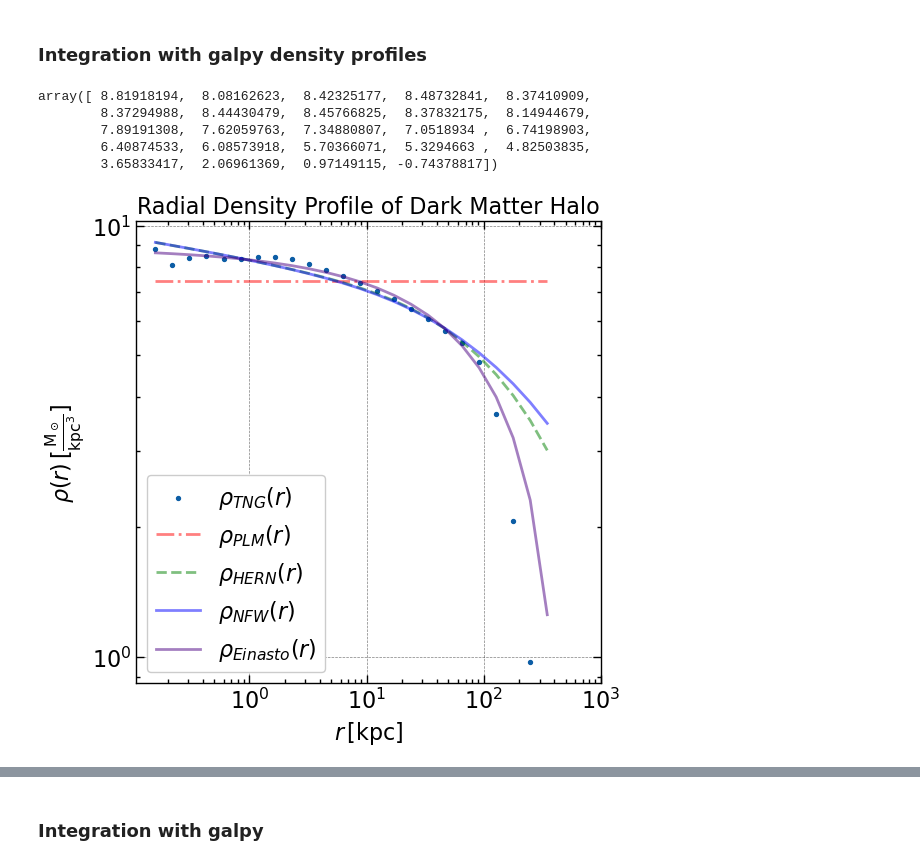
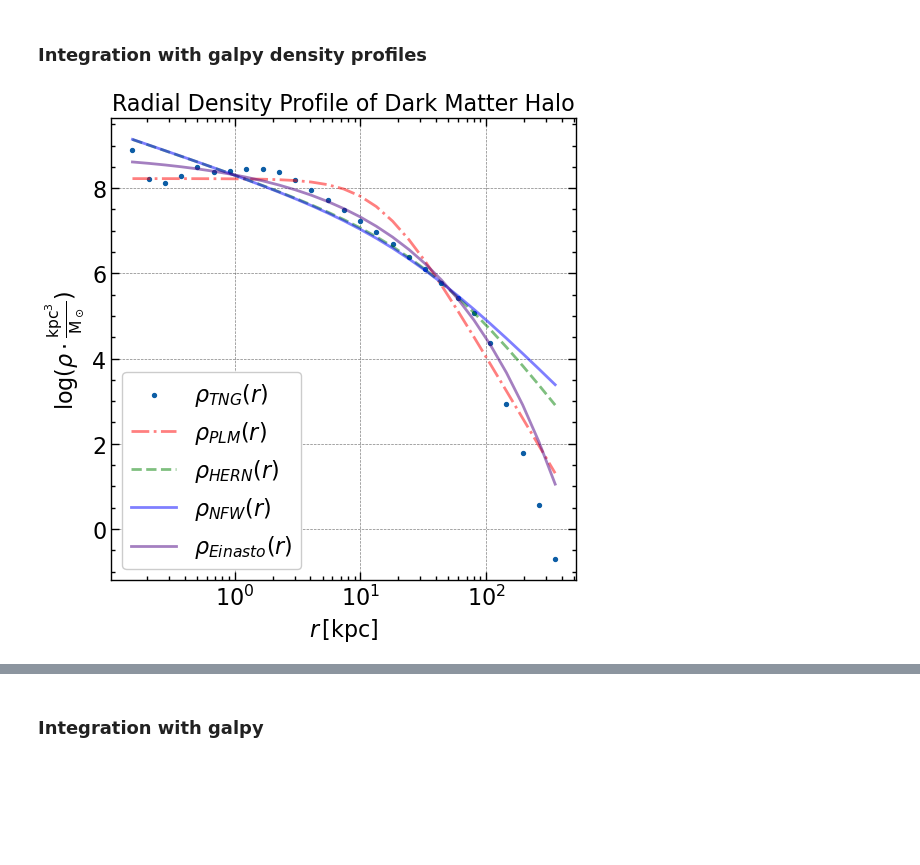
Before and after one commit to Jitskeverheecke/TANA_Project, a Jupyter notebook: project.ipynb, the cells around one changed output, grey strips where cells are left out. Drawn from its saved outputs; the diff is of its cells as text; code cells hidden in the pictures; blank space fills up the shorter version.

```diff
--- a/project.ipynb
+++ b/project.ipynb
@@ -9,6 +9,9 @@ from astropy import constants as c
 from astropy import units as u
 #import pandas as pd
 #import seaborn as sns
+# %%
+import scienceplots
+plt.style.use(['science', 'notebook', 'grid'])
 # %% [markdown]
 ### Data structure
 # %%
@@ -302,7 +319,7 @@ plt.show()
 # %% [markdown]
 Compute a histogram for different radii
 # %%
-n_bins = 25
+n_bins = 28
 bins = np.logspace(np.log10(r_min.value), np.log10(r_max.value), n_bins)
 
 r_j = 1/2* (bins[1:] + bins[:-1])*kpc
@@ -446,8 +462,0 @@ popt_Einasto, pcov_Einasto = curve_fit(rho_Einasto,r_j.value[:-4],np.log10(rho_j
-# %%
-np.log10(rho_j.value)
-# %% [output]
-array([ 8.81918194,  8.08162623,  8.42325177,  8.48732841,  8.37410909,
-        8.37294988,  8.44430479,  8.45766825,  8.37832175,  8.14944679,
-        7.89191308,  7.62059763,  7.34880807,  7.0518934 ,  6.74198903,
-        6.40874533,  6.08573918,  5.70366071,  5.3294663 ,  4.82503835,
-        3.65833417,  2.06961369,  0.97149115, -0.74378817])
@@ -466,23 +477,24 @@ rho_Einasto_j = rho_Einasto(r_j, b = popt_Einasto[0]*kpc, rho0 = popt_Einasto[1]
 # %%
 plt.close('all')
 plt.figure(figsize=(6,6))
-plt.loglog()
+#plt.loglog()
 plt.scatter(r_j.value, np.log10(rho_j.value), s=8, label=r'$\rho_{TNG}(r)$')
 plt.plot(r_j.value, rho_plummer_j, '-.', color='red', alpha=0.5, label=r'$\rho_{PLM}(r)$')
 plt.plot(r_j.value, rho_Hernquist_j, '--', color='green', alpha=0.5, label=r'$\rho_{HERN}(r)$')
 #plt.plot(r_j.value, rho_Jaffe_j, '-', color='orange', alpha=0.5, label=r'$\rho_{JAFFE}(r)$')
 plt.plot(r_j.value, rho_NFW_j, '-', color='blue', alpha=0.5, label=r'$\rho_{NFW}(r)$')
 #plt.plot(r_j.value, rho_DPL_j, ':', color='purple', alpha=0.5, label=r'$\rho_{DPL}(r)$')
-plt.plot(r_j.value , rho_Einasto_j , '-',color = 'indigo', alpha = 0.5 , label = r'$\rho_{Einasto}(r)$' )
+plt.plot(r_j.value, rho_Einasto_j, '-', color='indigo', alpha=0.5, label=r'$\rho_{Einasto}(r)$')
 #plt.plot(r_j.value, rho_gNFW_j, '-', color='cyan', alpha=0.5, label=r'$\rho_{gNFW}(r)$')
 #plt.plot(r_j.value, rho_Burkert_j, '-.', color='pink', alpha=0.5, label=r'$\rho_{BKT}(r)$')
 plt.xlabel(r'$r\,\text{[kpc]}$')
-plt.ylabel(r'$\rho(r)\, [\frac{\text{M}_\odot}{\text{kpc}^3}]$')
+plt.ylabel(r'$\text{log}(\rho \cdot\frac{\text{kpc}^3}{\text{M}_\odot})$')
 plt.title('Radial Density Profile of Dark Matter Halo')
-plt.xlim(0,10**3)
+#plt.xlim(0,10**3)
 plt.legend()
+plt.xscale('log')
 #save in figure folder
 plt.savefig('Figures/Density_Profile_Fits.pdf', bbox_inches='tight')
 plt.show()
 # %% [output]
-[figure, old version]
+[figure, new version]
```
Also changed, not shown: parts of 17 cells of this notebook, 3 other files.
